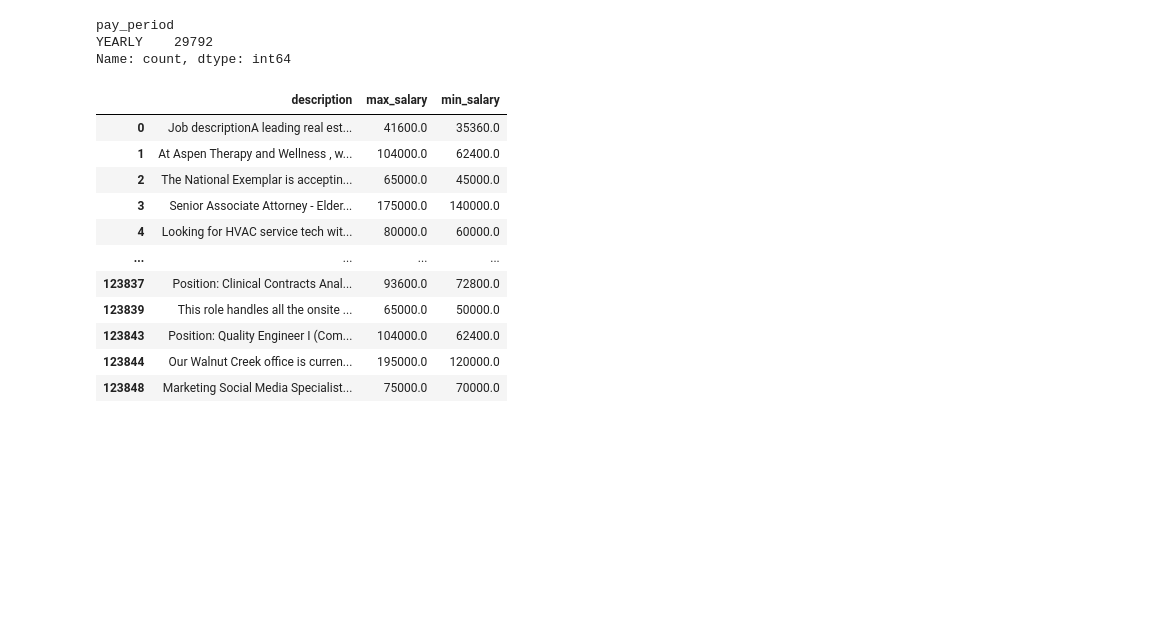
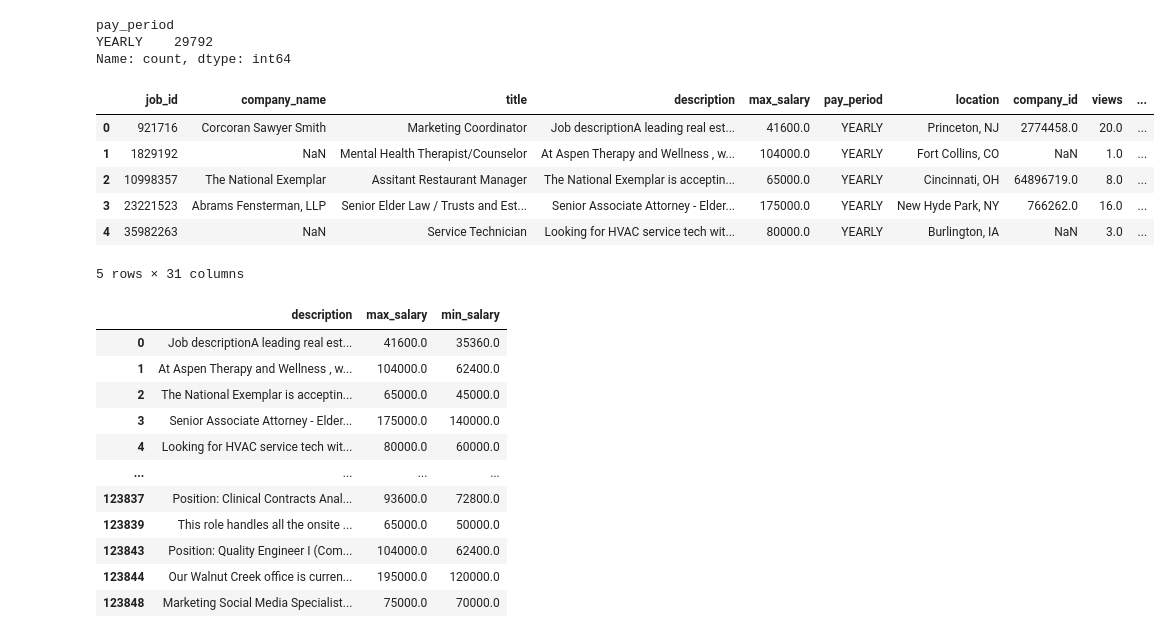
Before and after one commit to lucas-oma/cs2565-project, a Jupyter notebook: CountVectorize.ipynb, the cells around one changed output. Cells and saved outputs as stored; diff of their text form; code cells hidden in the pictures; blank space fills up the shorter version.

```diff
--- a/Project.ipynb
+++ b/CountVectorize.ipynb
@@ -145,6 +145,16 @@ YEARLY    29792
 Name: count, dtype: int64
 # %%
 salary_df = salary_df[salary_df["currency"] == 'USD']
+# %%
+salary_df.head()
+# %% [output]
+|  | job_id | company_name | title | description | max_salary | pay_period | location | company_id | views | ... |
+| 0 | 921716 | Corcoran Sawyer Smith | Marketing Coordinator | Job descriptionA leading real est... | 41600.0 | YEARLY | Princeton, NJ | 2774458.0 | 20.0 | ... |
+| 1 | 1829192 | NaN | Mental Health Therapist/Counselor | At Aspen Therapy and Wellness , w... | 104000.0 | YEARLY | Fort Collins, CO | NaN | 1.0 | ... |
+| 2 | 10998357 | The National Exemplar | Assitant Restaurant Manager | The National Exemplar is acceptin... | 65000.0 | YEARLY | Cincinnati, OH | 64896719.0 | 8.0 | ... |
+| 3 | 23221523 | Abrams Fensterman, LLP | Senior Elder Law / Trusts and Est... | Senior Associate Attorney - Elder... | 175000.0 | YEARLY | New Hyde Park, NY | 766262.0 | 16.0 | ... |
+| 4 | 35982263 | NaN | Service Technician | Looking for HVAC service tech wit... | 80000.0 | YEARLY | Burlington, IA | NaN | 3.0 | ... |
+5 rows × 31 columns
 # %%
 salary_df = salary_df[["description","max_salary","min_salary"]]
 # %%
```
Also changed, not shown: parts of 3 cells of this notebook, 3 other files.
